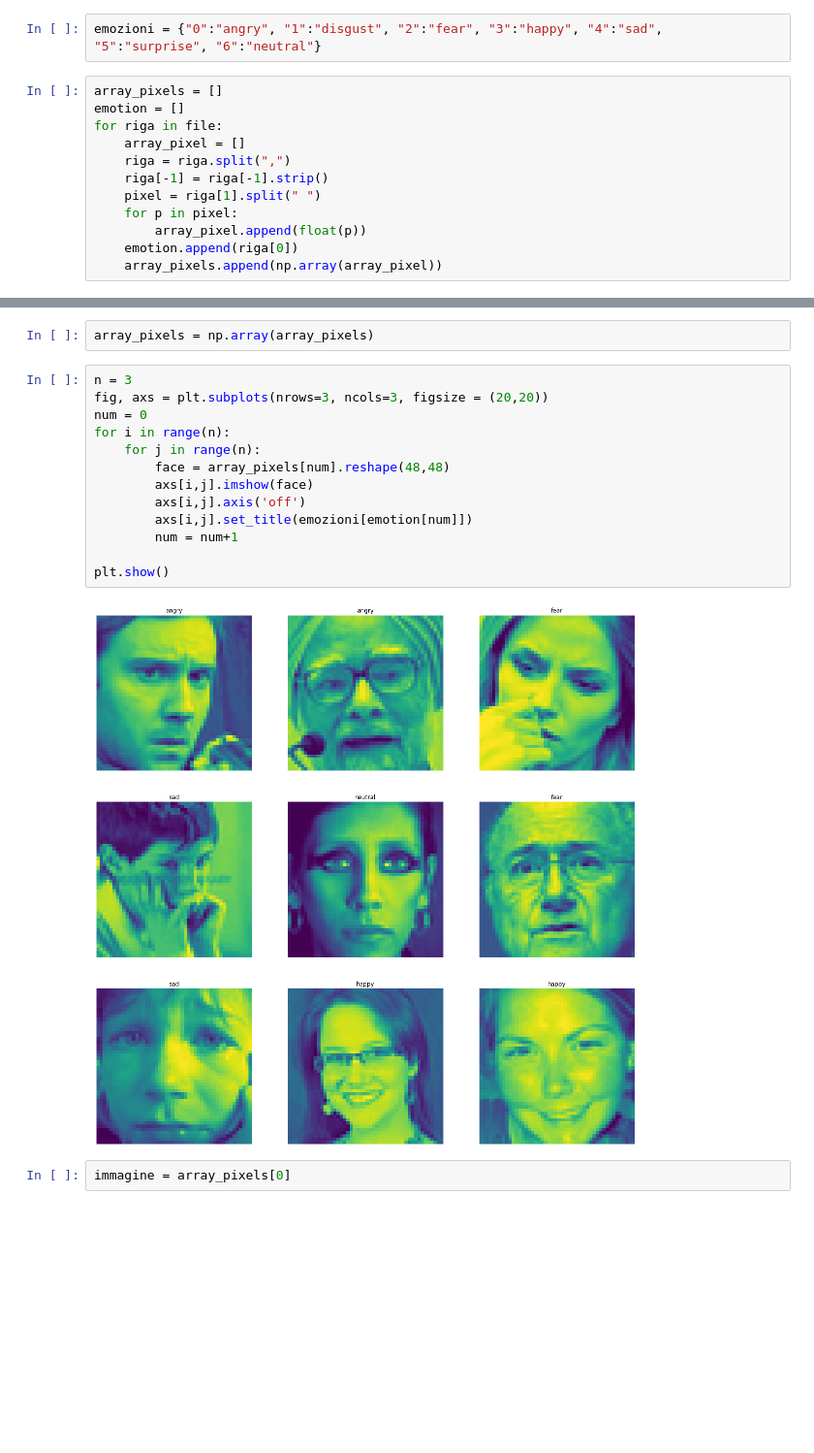
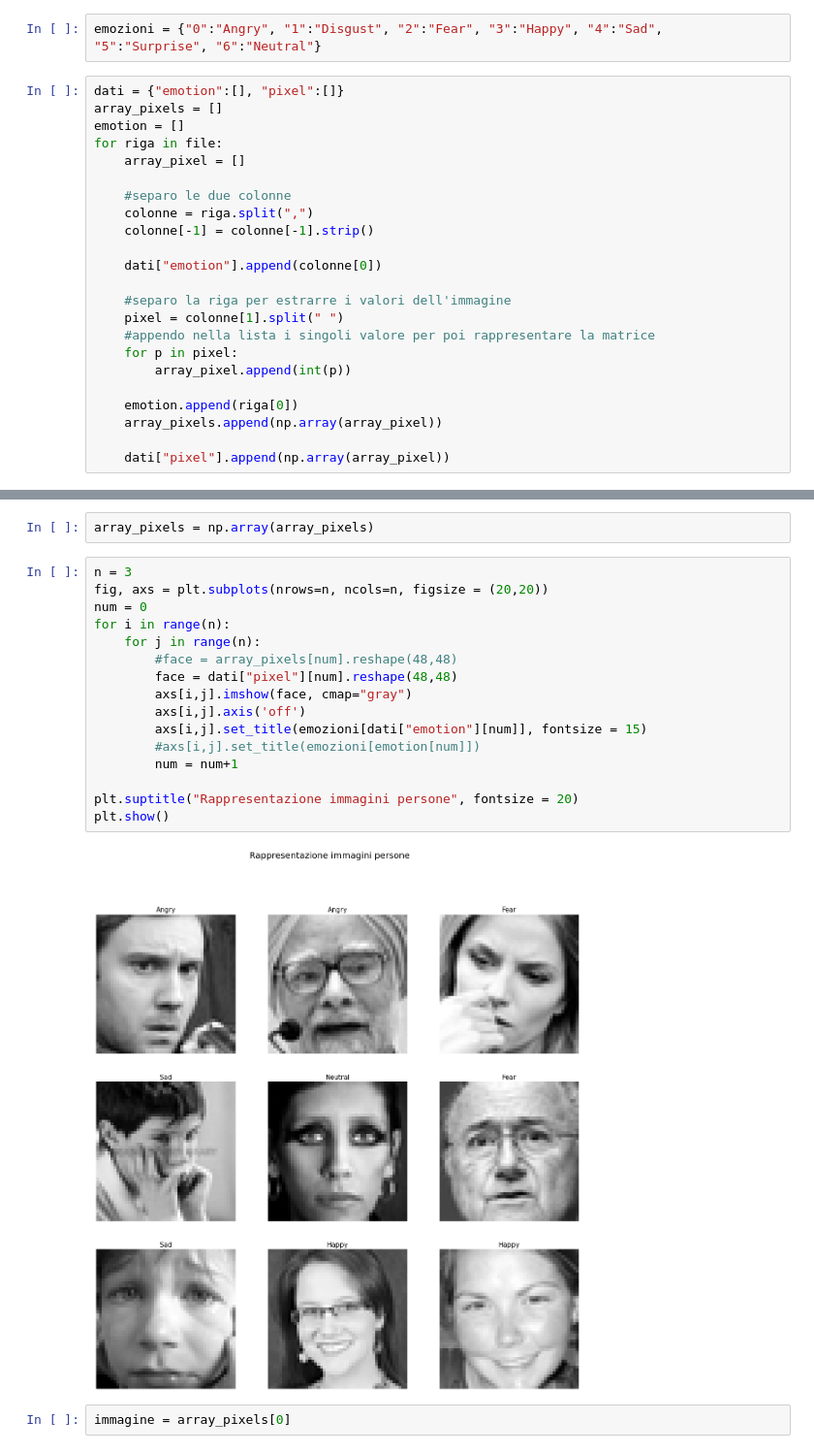
Before and after one commit to elisaBessone/MICROROBOTICA_2022-2023, a Jupyter notebook: Jupiter/016_verifica/BessoneElisa_verifica2.ipynb, the cells around one changed output, grey strips where cells are left out. Shown at 97% size. Cells and saved outputs as stored; diff of their text form; blank space fills up the shorter version.

```diff
--- a/Jupiter/016_verifica/BessoneElisa_verifica2.ipynb
+++ b/Jupiter/016_verifica/BessoneElisa_verifica2.ipynb
@@ -8,14 +9,25 @@ file = file[1:]
 # %%
-emozioni = {"0":"angry", "1":"disgust", "2":"fear", "3":"happy", "4":"sad", "5":"surprise", "6":"neutral"}
+emozioni = {"0":"Angry", "1":"Disgust", "2":"Fear", "3":"Happy", "4":"Sad", "5":"Surprise", "6":"Neutral"}
 # %%
+dati = {"emotion":[], "pixel":[]}
 array_pixels = []
 emotion = []
 for riga in file:
     array_pixel = []
-    riga = riga.split(",")
-    riga[-1] = riga[-1].strip()
-    pixel = riga[1].split(" ")
+
+    #separo le due colonne
+    colonne = riga.split(",")
+    colonne[-1] = colonne[-1].strip()
+
+    dati["emotion"].append(colonne[0])
+
+    #separo la riga per estrarre i valori dell'immagine
+    pixel = colonne[1].split(" ")
+    #appendo nella lista i singoli valore per poi rappresentare la matrice
     for p in pixel:
-        array_pixel.append(float(p))
+        array_pixel.append(int(p))
+
     emotion.append(riga[0])
     array_pixels.append(np.array(array_pixel))
+
+    dati["pixel"].append(np.array(array_pixel))
@@ -25,19 +50,22 @@ array_pixel = np.array(array_pixel)
 array_pixels = np.array(array_pixels)
 # %%
 n = 3
-fig, axs = plt.subplots(nrows=3, ncols=3, figsize = (20,20))
+fig, axs = plt.subplots(nrows=n, ncols=n, figsize = (20,20))
 num = 0
 for i in range(n):
     for j in range(n):
-        face = array_pixels[num].reshape(48,48)
-        axs[i,j].imshow(face)
+        #face = array_pixels[num].reshape(48,48)
+        face = dati["pixel"][num].reshape(48,48)
+        axs[i,j].imshow(face, cmap="gray")
         axs[i,j].axis('off')
-        axs[i,j].set_title(emozioni[emotion[num]])
+        axs[i,j].set_title(emozioni[dati["emotion"][num]], fontsize = 15)
+        #axs[i,j].set_title(emozioni[emotion[num]])
         num = num+1
 
+plt.suptitle("Rappresentazione immagini persone", fontsize = 20)
 plt.show()
 # %% [output]
-[figure, old version]
+[figure, new version]
 # %%
 immagine = array_pixels[0]
 # %%
```
Also changed, not shown: parts of 9 cells of this notebook.
